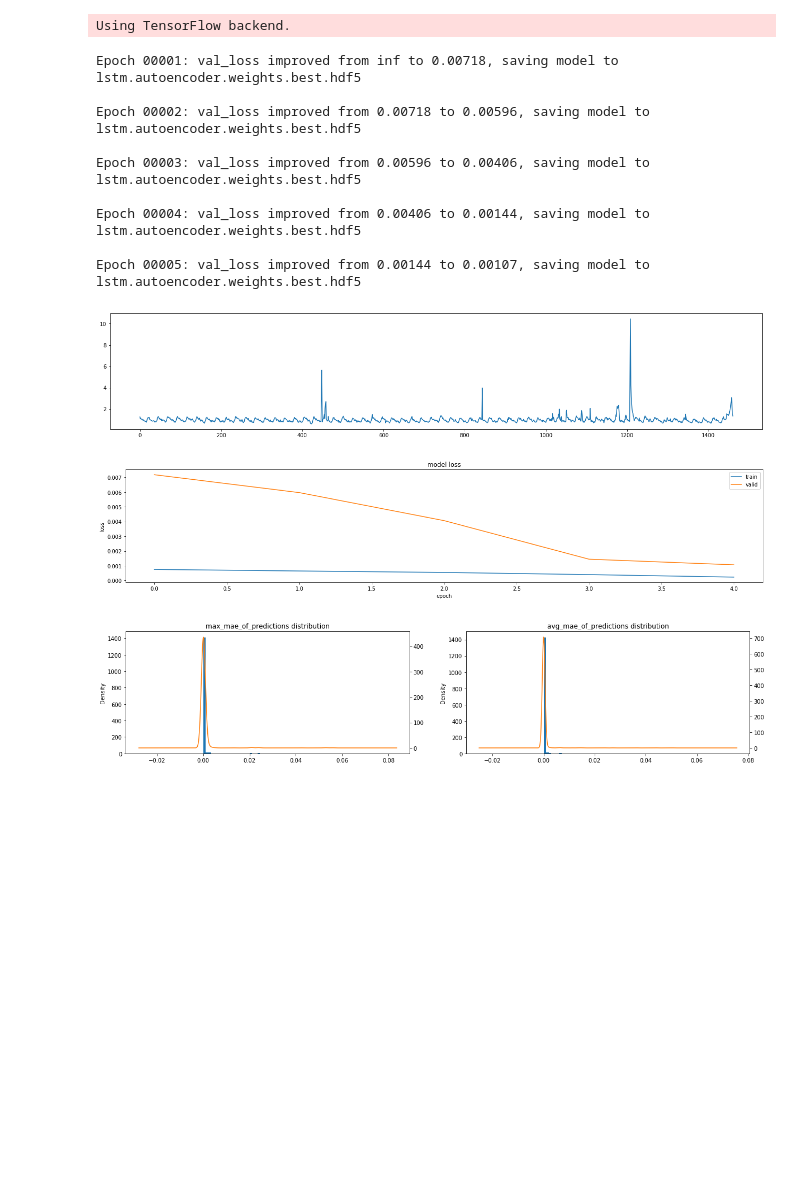
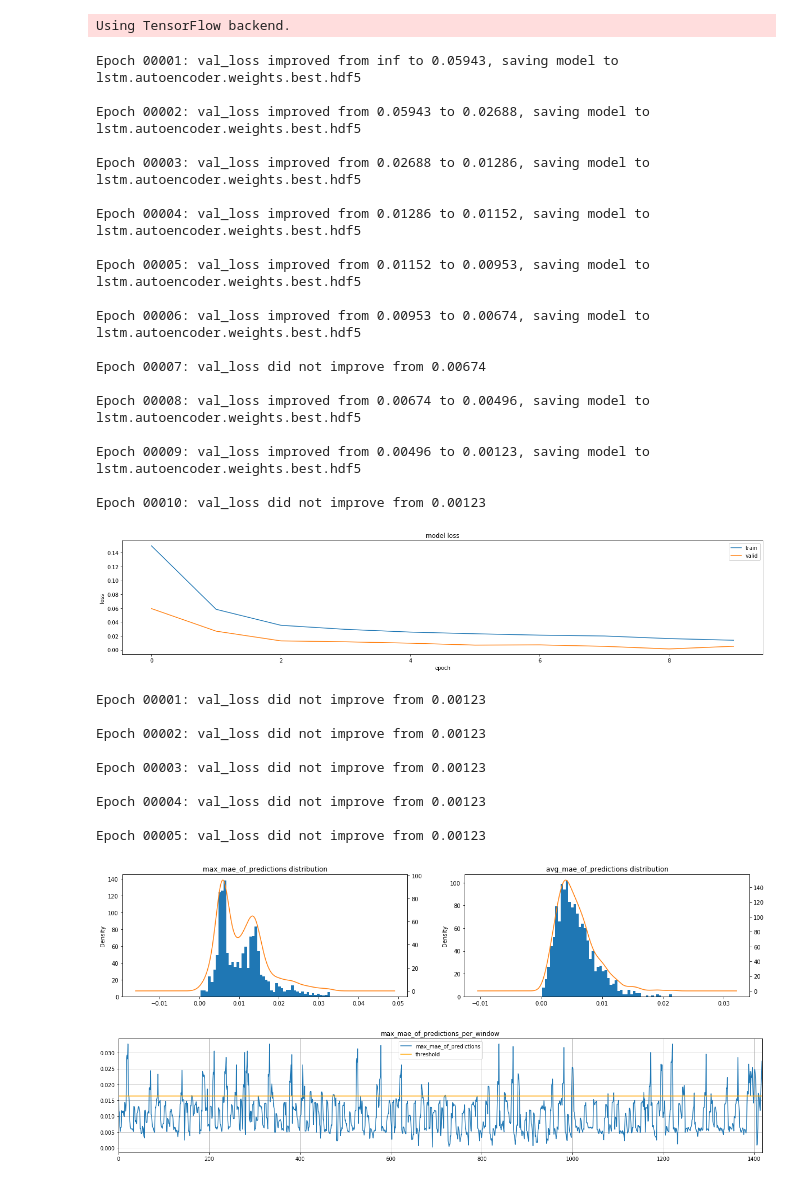
Before and after one commit to ioctls/Anomaly-Prediction-with-Memory-Networks, a Jupyter notebook: model_util.ipynb, the cells around one changed output. Saved outputs shown, nothing was run; the diff lists cells and outputs as text; code cells hidden in the pictures; blank space fills up the shorter version.

```diff
--- a/model_util.ipynb
+++ b/model_util.ipynb
@@ -91,6 +91,8 @@ class model_lstm():
         self.window_size = window_size
         self.train_time = None
         self.treshold = None
+        self.update_time = 0
+        self.update_count = 0
         self.input_dim = input_dim
         self.checkpointer = ModelCheckpoint(filepath="lstm.autoencoder.weights.best.hdf5",
                                        verbose=1, save_best_only=True)
@@ -106,7 +108,7 @@ class model_lstm():
                                 epochs=epochs, validation_data=(x_valid, x_valid),
                                 callbacks=[self.checkpointer, self.earlystopper, tbCallBack], verbose=0).history
         end_time = time.time()
-        self.train_time = (end_time - start_time)/60
+        self.train_time = (end_time - start_time)
         plot_reconstruction(history)
 
         pred_x = self.model.predict(x_train)
@@ -147,7 +149,7 @@ class model_lstm():
         return
 
     def is_anomalous(self, data):
-        y = np.reshape(np.array(data), (1, window_size, self.input_dim))
+        y = np.reshape(np.array(data), (1, self.window_size, self.input_dim))
         pred = self.model.predict(y)
             #print(pred, y)
             #predicted hmm
@@ -161,6 +163,15 @@ class model_lstm():
             return "anomaly"
         else:
             return "benign"
+
+    def micro_update(self, point, epochs):
+        y = np.reshape(np.array(point), (1, self.window_size, self.input_dim))
+        start_time = time.time()
+        self.model.fit(y, y, batch_size=self.window_size, epochs=epochs, verbose=0)
+        end_time = time.time()
+        self.update_time += (end_time - start_time)
+        self.update_count += 1
+        return
 # %%
 def investigate_errors(x_test, pred_x_test, signal_test=None, window_length=None):
     max_mae_of_predictions = np.squeeze(np.max(np.square(x_test[:,1:,:] - pred_x_test[:,1:,:]), axis=1))
@@ -224,28 +235,62 @@ def get_data_actual():
 # %%
 if __name__ == "__main__":
     window_size = 5
     input_dim = 1
     hidden_dim = 12
     instance = model_lstm(window_size, input_dim, hidden_dim)
 
     #dataa = get_data_actual()
     dataa = get_benchmark()
+
+    xtrain, xvalid, xtest = orchestrate_data(dataa, window_size, 0.70, 0.15, 0.15)
+    instance.train_model(xtrain, xvalid, 10)
+    instance.plot_scope(dataa)
+
     plt.figure(figsize=(22, 4))
     plt.plot(dataa)
 
-    xtrain, xvalid, xtest = orchestrate_data(dataa, window_size, 0.70, 0.15, 0.15)
+    path = "ydata-labeled-time-series-anomalies-v1_0/A1Benchmark/real_60.csv"
+    df = pd.read_csv(path, sep=',')
+    if(df.isnull().sum().sum()):
+        df = df.fillna(df.mean())
+    df = df.drop(['timestamp'], 1)
+    df2 = df.drop(['is_anomaly'], 1)
+
+    xtrain, xvalid, xtest = orchestrate_data(df2, window_size, 0.70, 0.15, 0.15)
     instance.train_model(xtrain, xvalid, 5)
-    instance.plot_scope(dataa)
+    instance.plot_scope(df2)
+
+    plt.figure(figsize=(22, 4))
+    plt.plot(df)
 # %% [output]
-Epoch 00001: val_loss improved from inf to 0.00718, saving model to lstm.autoencoder.weights.best.hdf5
+Epoch 00001: val_loss improved from inf to 0.05943, saving model to lstm.autoencoder.weights.best.hdf5
 
-Epoch 00002: val_loss improved from 0.00718 to 0.00596, saving model to lstm.autoencoder.weights.best.hdf5
+Epoch 00002: val_loss improved from 0.05943 to 0.02688, saving model to lstm.autoencoder.weights.best.hdf5
 
-Epoch 00003: val_loss improved from 0.00596 to 0.00406, saving model to lstm.autoencoder.weights.best.hdf5
+Epoch 00003: val_loss improved from 0.02688 to 0.01286, saving model to lstm.autoencoder.weights.best.hdf5
 
-Epoch 00004: val_loss improved from 0.00406 to 0.00144, saving model to lstm.autoencoder.weights.best.hdf5
+Epoch 00004: val_loss improved from 0.01286 to 0.01152, saving model to lstm.autoencoder.weights.best.hdf5
 
-Epoch 00005: val_loss improved from 0.00144 to 0.00107, saving model to lstm.autoencoder.weights.best.hdf5
+Epoch 00005: val_loss improved from 0.01152 to 0.00953, saving model to lstm.autoencoder.weights.best.hdf5
+
+Epoch 00006: val_loss improved from 0.00953 to 0.00674, saving model to lstm.autoencoder.weights.best.hdf5
+
+Epoch 00007: val_loss did not improve from 0.00674
+
+Epoch 00008: val_loss improved from 0.00674 to 0.00496, saving model to lstm.autoencoder.weights.best.hdf5
+
+Epoch 00009: val_loss improved from 0.00496 to 0.00123, saving model to lstm.autoencoder.weights.best.hdf5
+
+Epoch 00010: val_loss did not improve from 0.00123
-[figure, old version]
+[figure, new version]
+Epoch 00001: val_loss did not improve from 0.00123
+
+Epoch 00002: val_loss did not improve from 0.00123
+
+Epoch 00003: val_loss did not improve from 0.00123
+
+Epoch 00004: val_loss did not improve from 0.00123
+
+Epoch 00005: val_loss did not improve from 0.00123
-[figure, old version]
+[figure, new version]
-[figure, old version]
+[figure, new version]
```
Also changed, not shown: parts of 7 cells of this notebook, 2 other files.
